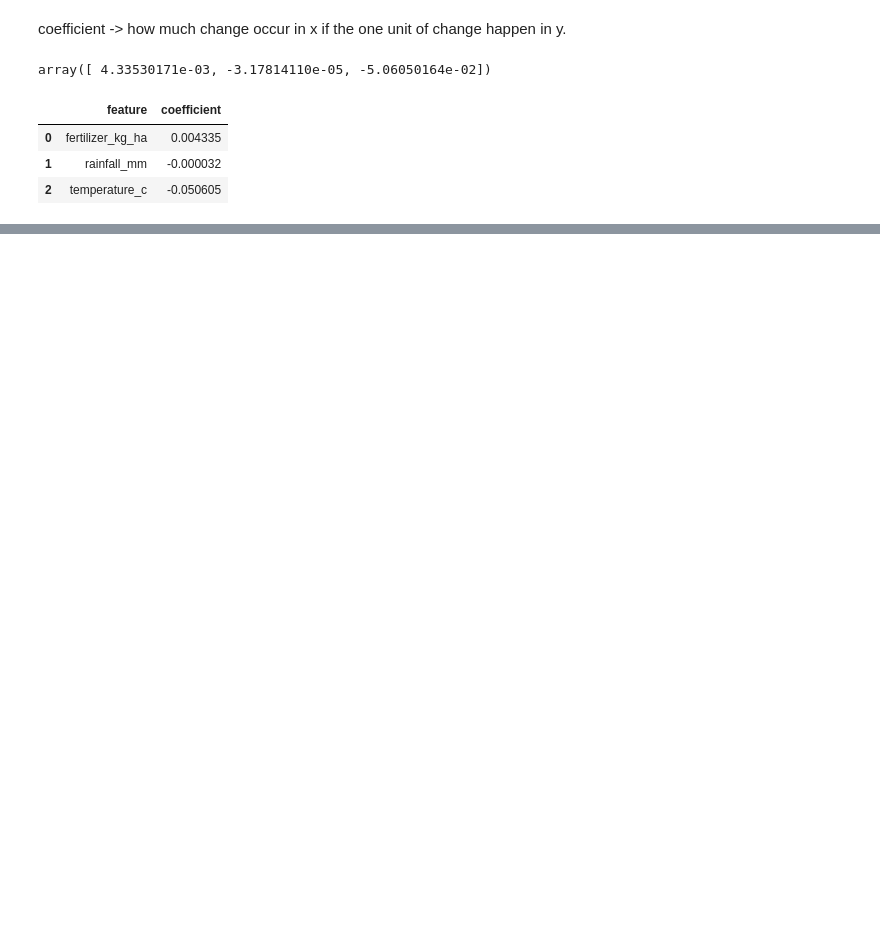
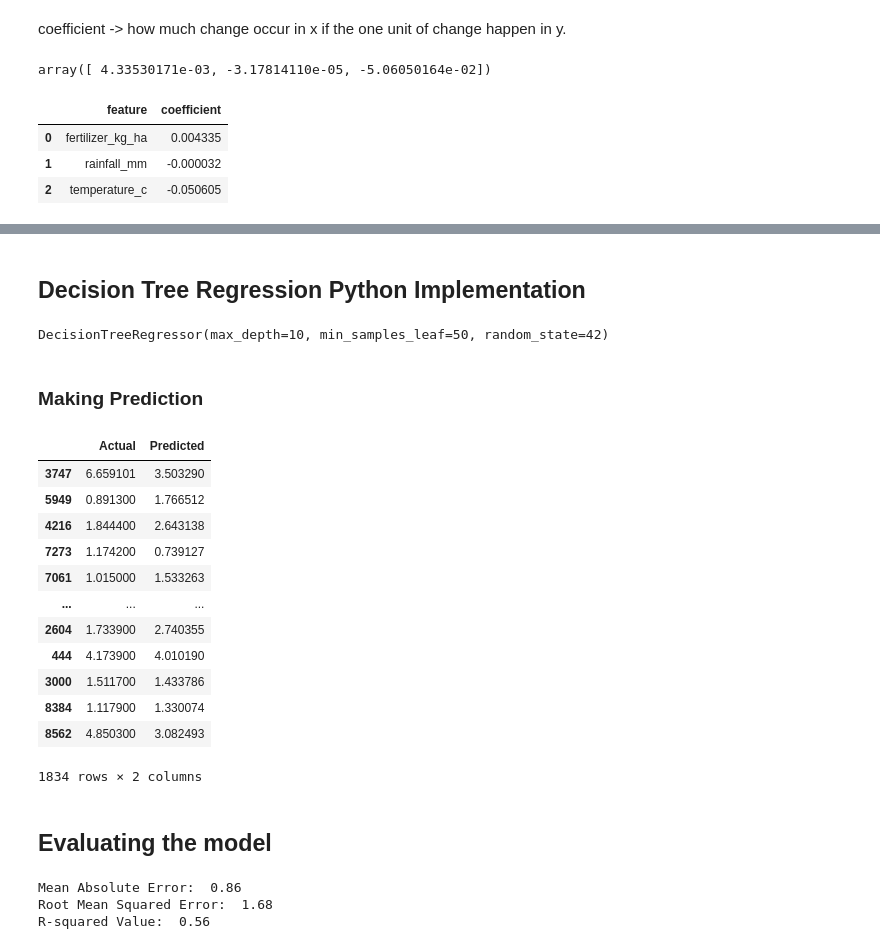
Before and after one commit to Durjoysarker-swarup/Machine-Learning, a Jupyter notebook: 10. Yield Prediction/Yield Prediction.ipynb, the cells around one changed output, grey strips where cells are left out. Drawn from its saved outputs; the diff is of its cells as text; code cells hidden in the pictures; blank space fills up the shorter version.

Commit message:
Comparing decission tree regression in Yield predection ipynb

```diff
--- a/10. Yield Prediction/Yield Prediction.ipynb
+++ b/10. Yield Prediction/Yield Prediction.ipynb
@@ -159,0 +196,2 @@ strong multicollinearity or other numerical problems.
+# %% [markdown]
+## Decision Tree Regression Python Implementation
@@ -159,0 +200,51 @@ strong multicollinearity or other numerical problems.
+# %%
+#Building the model
+tree_model = DecisionTreeRegressor(
+    max_depth = 10,
+    min_samples_leaf = 50, # Stops overfitting
+    random_state = 42
+)
+
+# Training the model
+tree_model.fit(X_train, y_train)
+# %% [output]
+DecisionTreeRegressor(max_depth=10, min_samples_leaf=50, random_state=42)
+# %% [markdown]
+### Making Prediction
+# %%
+y_pred_tree = tree_model.predict(X_test)
+# %%
+# Placing the predictied yields and actual yields side by side column
+pd.DataFrame({
+    "Actual": y_test,
+    "Predicted": y_pred_tree
+})
+# %% [output]
+|  | Actual | Predicted |
+| 3747 | 6.659101 | 3.503290 |
+| 5949 | 0.891300 | 1.766512 |
+| 4216 | 1.844400 | 2.643138 |
+| 7273 | 1.174200 | 0.739127 |
+| 7061 | 1.015000 | 1.533263 |
+| ... | ... | ... |
+| 2604 | 1.733900 | 2.740355 |
+| 444 | 4.173900 | 4.010190 |
+| 3000 | 1.511700 | 1.433786 |
+| 8384 | 1.117900 | 1.330074 |
+| 8562 | 4.850300 | 3.082493 |
+1834 rows × 2 columns
+# %% [markdown]
+## Evaluating the model
+# %%
+from sklearn.metrics import mean_squared_error, r2_score, mean_absolute_error
+mae_tree = mean_absolute_error(y_test, y_pred_tree)
+rmse_tree = mean_squared_error(y_test, y_pred_tree) ** 0.5
+r2_tree = r2_score(y_test, y_pred_tree)
+
+print(f"Mean Absolute Error: {mae_tree: .2f}")
+print(f"Root Mean Squared Error: {rmse_tree: .2f}")
+print(f"R-squared Value: {r2_tree: .2f}")
+# %% [output]
+Mean Absolute Error:  0.86
+Root Mean Squared Error:  1.68
+R-squared Value:  0.56
```
Also changed, not shown: parts of 13 cells of this notebook, 1 other file.
